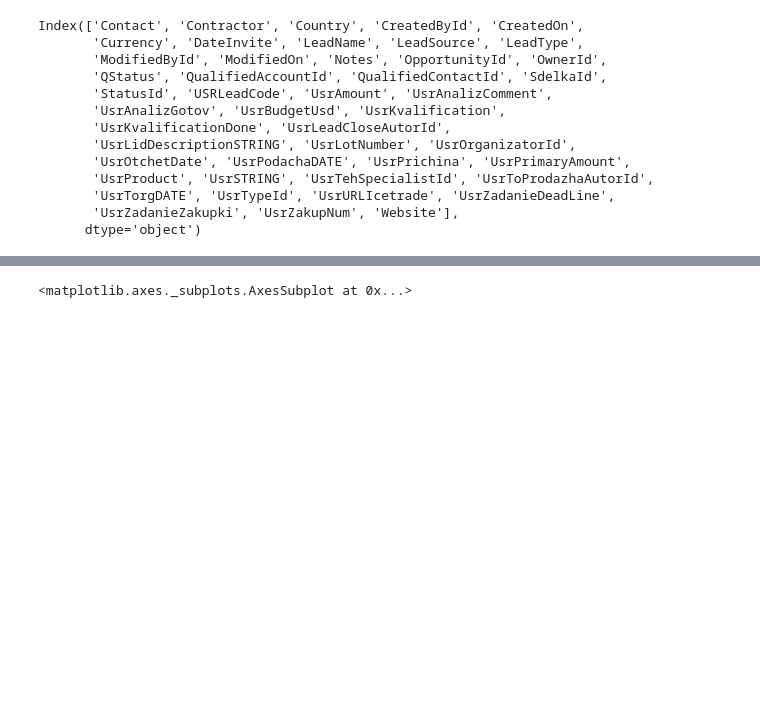
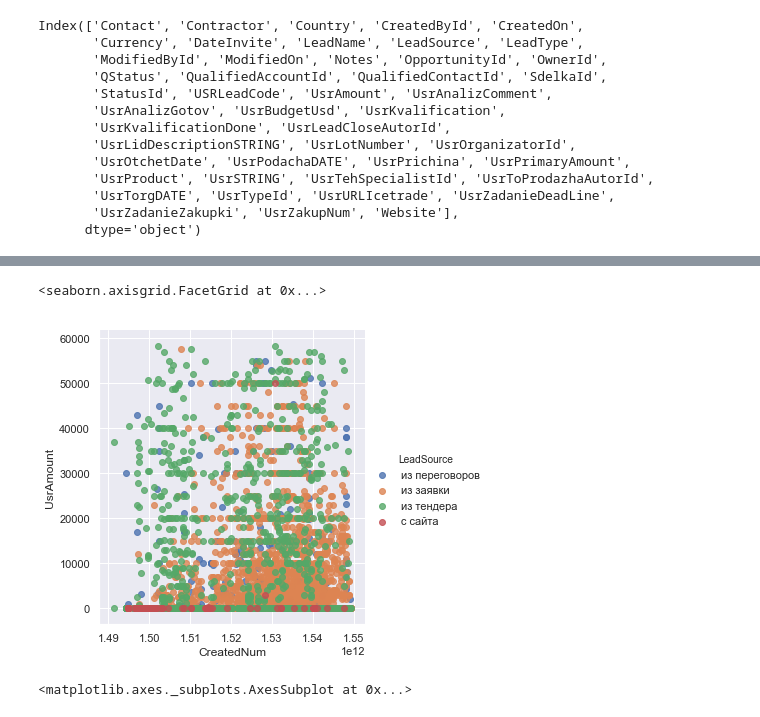
Before and after one commit to Azmitrok/DataSciencePractice, a Jupyter notebook: MyDataScience/Dima_DataAnalysis/Leads_EDA.ipynb, the cells around one changed output, grey strips where cells are left out. Cells and saved outputs as stored; diff of their text form; code cells hidden in the pictures; blank space fills up the shorter version.

```diff
--- a/MyDataScience/Dima_DataAnalysis/Leads_EDA.ipynb
+++ b/MyDataScience/Dima_DataAnalysis/Leads_EDA.ipynb
@@ -53,3 +54,17 @@ plt.plot(df1.CreatedOn1, df1.UsrAmount, 'ro')
+# %%
+#df1['LeadSourceCat'] = pd.Series(list(df1.LeadSource), dtype='category')
+#df1['LeadSourceNum'] = df1['LeadSourceCat'].cat.codes
+
+#df1['LeadSourceCat'] = df1['LeadSource'].map({'из заявки': 0, 'из тендера': 1, 'из плана': 2, 'из переговоров': 3, 'с сайта': 4})
+
+# remove cat - из плана
+
+df1 = df1[df1.LeadSource != 'из плана']
+
+sns.lmplot( x='CreatedNum', y='UsrAmount', data=df1, fit_reg=False, hue='LeadSource', legend=True)
+# %% [output]
+<seaborn.axisgrid.FacetGrid at 0x...>
+[figure, added]
 # %%
 df.Country.value_counts().plot(kind='bar')
 # %% [output]
```
Also changed, not shown: parts of 8 cells of this notebook.
